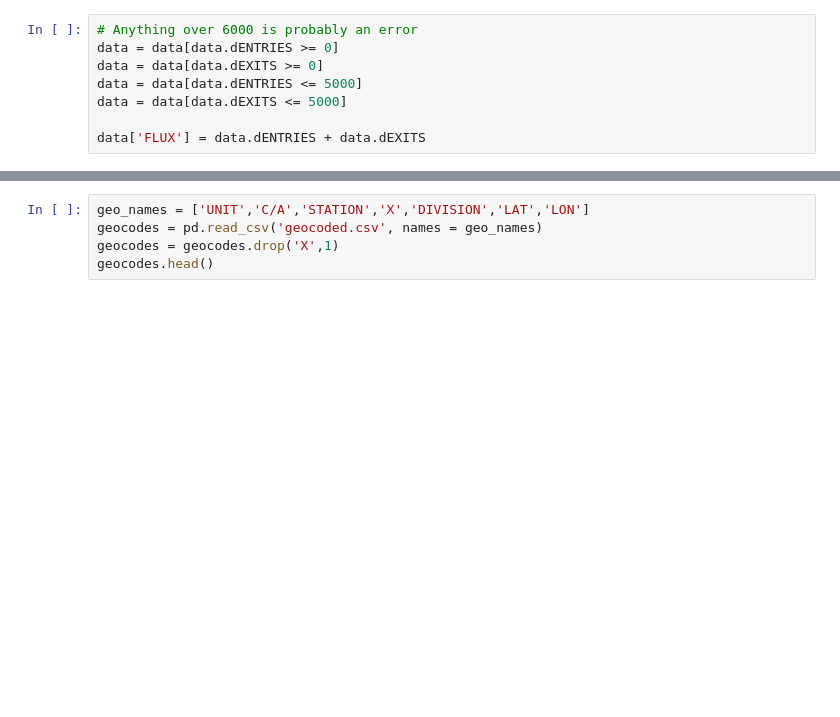
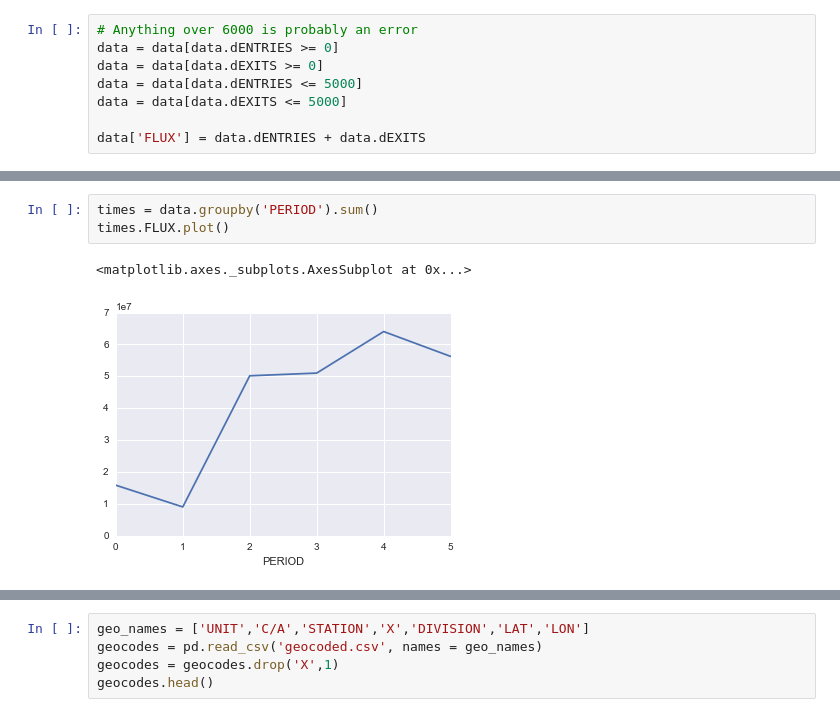
Before and after one commit to ashirwad08/MTA-data-exploration, a Jupyter notebook: MTA-data-Winter-2015-2016.ipynb, the cells around one changed output, grey strips where cells are left out. Cells and saved outputs as stored; diff of their text form; blank space fills up the shorter version.

```diff
--- a/MTA-data-Winter-2015-2016.ipynb
+++ b/MTA-data-Winter-2015-2016.ipynb
@@ -61 +68,7 @@ data.describe()
+# %%
+times = data.groupby('PERIOD').sum()
+times.FLUX.plot()
+# %% [output]
+<matplotlib.axes._subplots.AxesSubplot at 0x...>
+[figure, added]
 # %%
```
Also changed, not shown: parts of 12 cells of this notebook.
